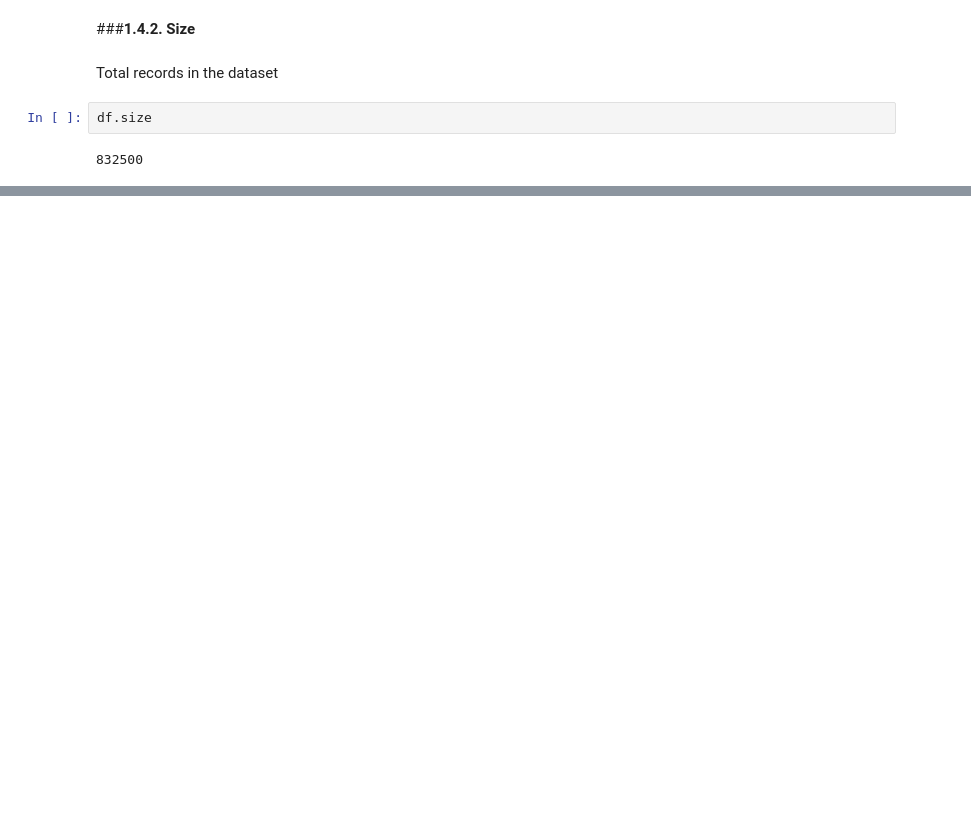
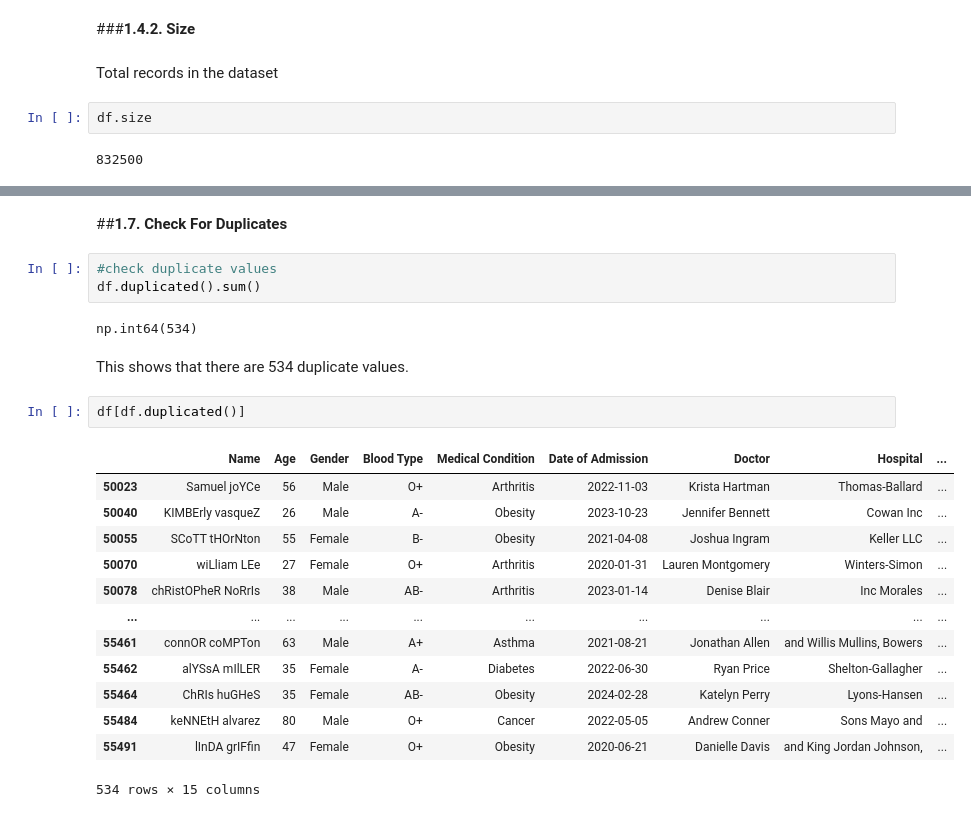
Before and after one commit to Sagarjain93/Healthcare, a Jupyter notebook: Healthcare.ipynb, the cells around one changed output, grey strips where cells are left out. Saved outputs shown, nothing was run; the diff lists cells and outputs as text; blank space fills up the shorter version.

Commit message:
Check Duplicates and  Unique values .

```diff
--- a/Healthcare.ipynb
+++ b/Healthcare.ipynb
@@ -91,0 +192,25 @@ df.size
+# %% [markdown]
+##**1.7. Check For Duplicates**
+# %%
+#check duplicate values
+df.duplicated().sum()
+# %% [output]
+np.int64(534)
+# %% [markdown]
+This shows that there are 534 duplicate values.
+# %%
+df[df.duplicated()]
+# %% [output]
+|  | Name | Age | Gender | Blood Type | Medical Condition | Date of Admission | Doctor | Hospital | ... |
+| 50023 | Samuel joYCe | 56 | Male | O+ | Arthritis | 2022-11-03 | Krista Hartman | Thomas-Ballard | ... |
+| 50040 | KIMBErly vasqueZ | 26 | Male | A- | Obesity | 2023-10-23 | Jennifer Bennett | Cowan Inc | ... |
+| 50055 | SCoTT tHOrNton | 55 | Female | B- | Obesity | 2021-04-08 | Joshua Ingram | Keller LLC | ... |
+| 50070 | wiLliam LEe | 27 | Female | O+ | Arthritis | 2020-01-31 | Lauren Montgomery | Winters-Simon | ... |
+| 50078 | chRistOPheR NoRrIs | 38 | Male | AB- | Arthritis | 2023-01-14 | Denise Blair | Inc Morales | ... |
+| ... | ... | ... | ... | ... | ... | ... | ... | ... | ... |
+| 55461 | connOR coMPTon | 63 | Male | A+ | Asthma | 2021-08-21 | Jonathan Allen | and Willis Mullins, Bowers | ... |
+| 55462 | alYSsA mIlLER | 35 | Female | A- | Diabetes | 2022-06-30 | Ryan Price | Shelton-Gallagher | ... |
+| 55464 | ChRIs huGHeS | 35 | Female | AB- | Obesity | 2024-02-28 | Katelyn Perry | Lyons-Hansen | ... |
+| 55484 | keNNEtH alvarez | 80 | Male | O+ | Cancer | 2022-05-05 | Andrew Conner | Sons Mayo and | ... |
+| 55491 | lInDA grIFfin | 47 | Female | O+ | Obesity | 2020-06-21 | Danielle Davis | and King Jordan Johnson, | ... |
+534 rows × 15 columns
```
Also changed, not shown: parts of 23 cells of this notebook.
